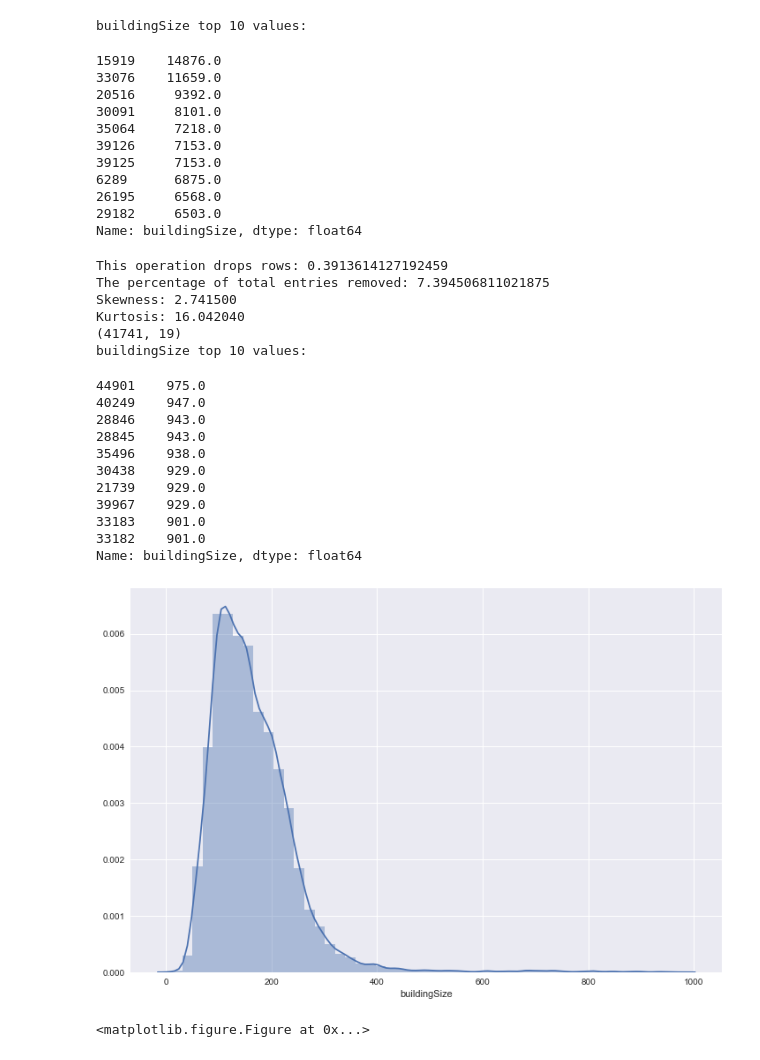
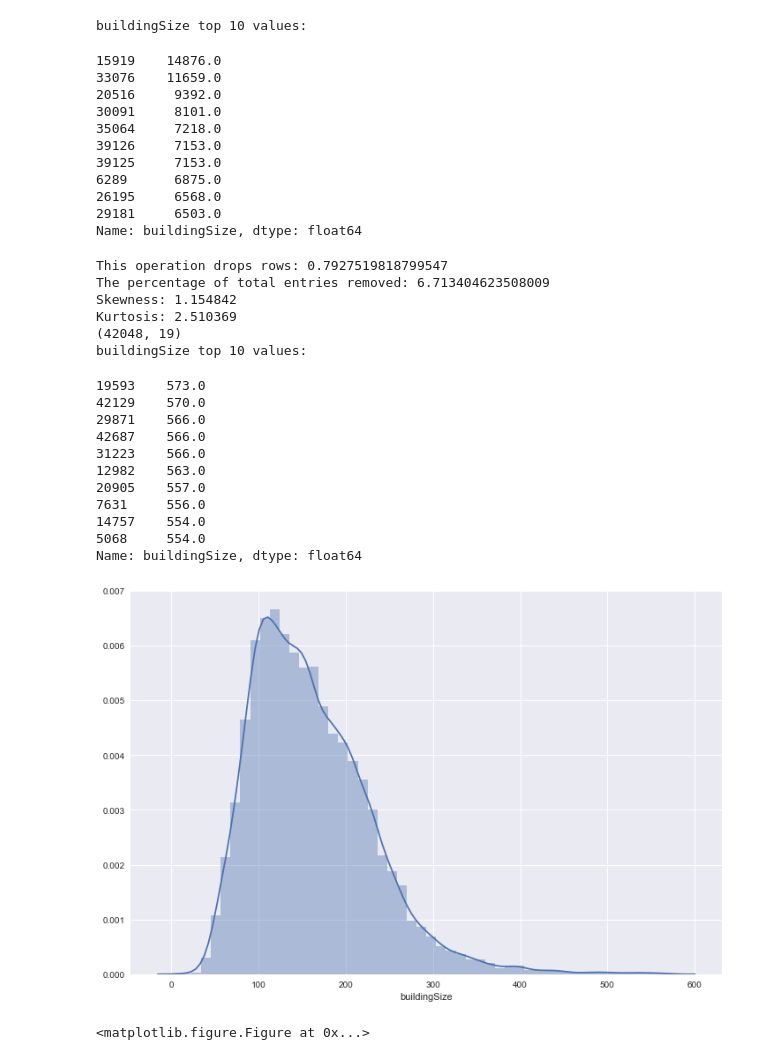
Before and after one commit to JiyanBlack/Perth_Rental_Prediction_Datawarehousing, a Jupyter notebook: analysis/notebook/data_preprocess_remove_outliars.ipynb, the cells around one changed output. Drawn from its saved outputs; the diff is of its cells as text; code cells hidden in the pictures.

```diff
--- a/analysis/notebook/data_preprocess_remove_outliars.ipynb
+++ b/analysis/notebook/data_preprocess_remove_outliars.ipynb
@@ -271,37 +179,35 @@ Name: soldPrice, dtype: int64
 <matplotlib.figure.Figure at 0x...>
-# %%
-# we don't want to remove huge building size, but remove the impossible huge building is good
-
-run_outliar_filter_stable('buildingSize', 10)
-# %% [output]
-buildingSize top 10 values:
-15919    14876.0
-33076    11659.0
-20516     9392.0
-30091     8101.0
-35064     7218.0
-39126     7153.0
-39125     7153.0
-6289      6875.0
-26195     6568.0
-29182     6503.0
-Name: buildingSize, dtype: float64
-This operation drops rows: 0.3913614127192459
-The percentage of total entries removed: 7.394506811021875
-Skewness: 2.741500
-Kurtosis: 16.042040
-(41741, 19)
-buildingSize top 10 values:
-44901    975.0
-40249    947.0
-28846    943.0
-28845    943.0
-35496    938.0
-30438    929.0
-21739    929.0
-39967    929.0
-33183    901.0
-33182    901.0
-Name: buildingSize, dtype: float64
-[figure, removed]
-<matplotlib.figure.Figure at 0x...>
+# %%
+run_outliar_filter_stable('buildingSize', 6)
+# %% [output]
+buildingSize top 10 values:
+15919    14876.0
+33076    11659.0
+20516     9392.0
+30091     8101.0
+35064     7218.0
+39126     7153.0
+39125     7153.0
+6289      6875.0
+26195     6568.0
+29181     6503.0
+Name: buildingSize, dtype: float64
+This operation drops rows: 0.7927519818799547
+The percentage of total entries removed: 6.713404623508009
+Skewness: 1.154842
+Kurtosis: 2.510369
+(42048, 19)
+buildingSize top 10 values:
+19593    573.0
+42129    570.0
+29871    566.0
+42687    566.0
+31223    566.0
+12982    563.0
+20905    557.0
+7631     556.0
+14757    554.0
+5068     554.0
+Name: buildingSize, dtype: float64
+[figure, added]
+<matplotlib.figure.Figure at 0x...>
```
Also changed, not shown: parts of 12 cells of this notebook, 4 other files.
